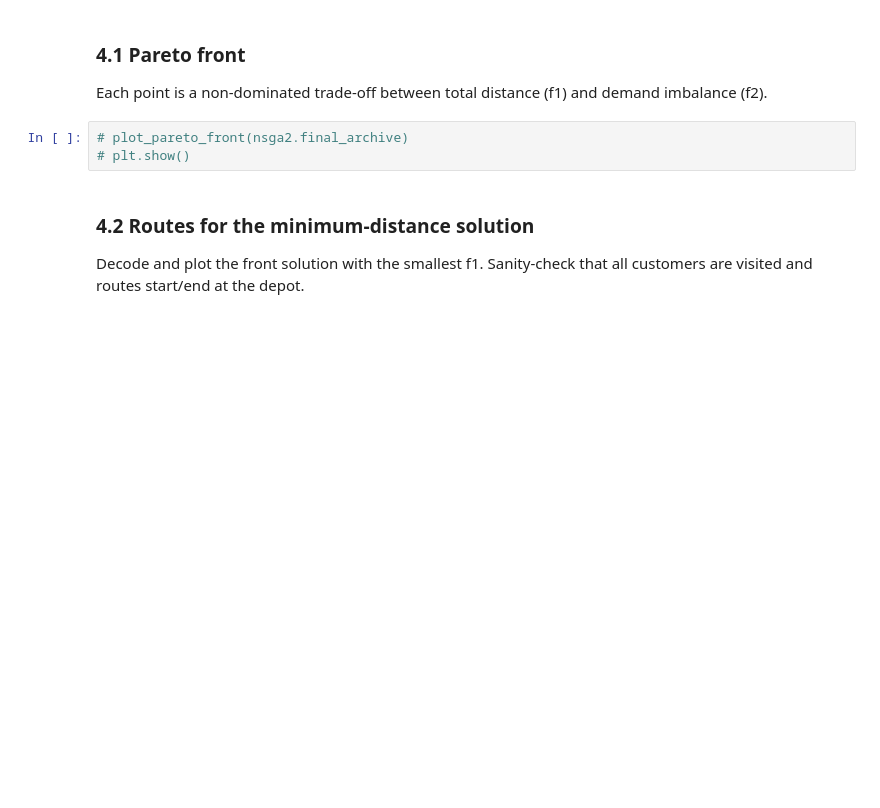
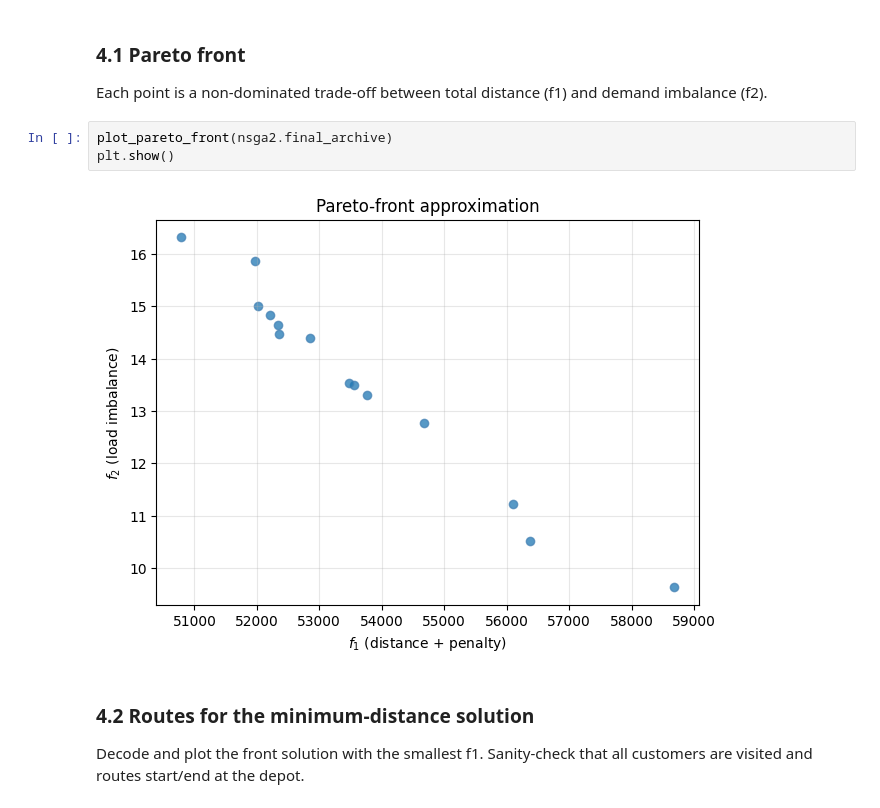
Before and after one commit to nikolalukic167/bao_cvrp, a Jupyter notebook: run_nsga2.ipynb, the cells around one changed output. Drawn from its saved outputs; the diff is of its cells as text; blank space fills up the shorter version.

Commit message:
fix(notebooks): restore plot_pareto_front in run_nsga2 demo
Signed-off-by: Andrei Carp <andrei.krp@gmail.com>

```diff
--- a/run_nsga2.ipynb
+++ b/run_nsga2.ipynb
@@ -63,8 +63,10 @@ Total evaluations:    5050
 
 Each point is a non-dominated trade-off between total distance (f1) and demand imbalance (f2).
 # %%
-# plot_pareto_front(nsga2.final_archive)
-# plt.show()
+plot_pareto_front(nsga2.final_archive)
+plt.show()
+# %% [output]
+[figure, added]
 # %% [markdown]
 ### 4.2 Routes for the minimum-distance solution
 
```
Also changed, not shown: parts of 2 cells of this notebook.
